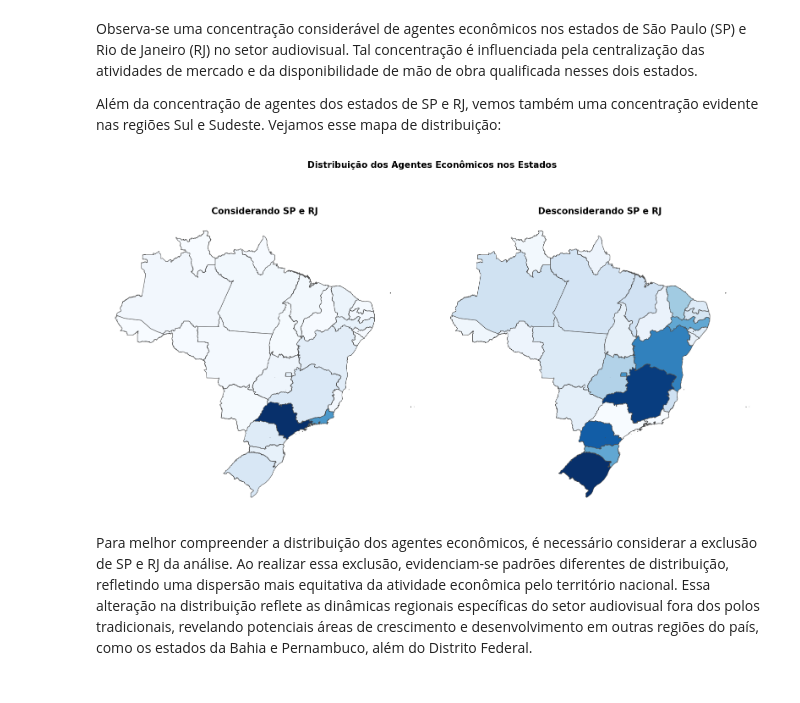
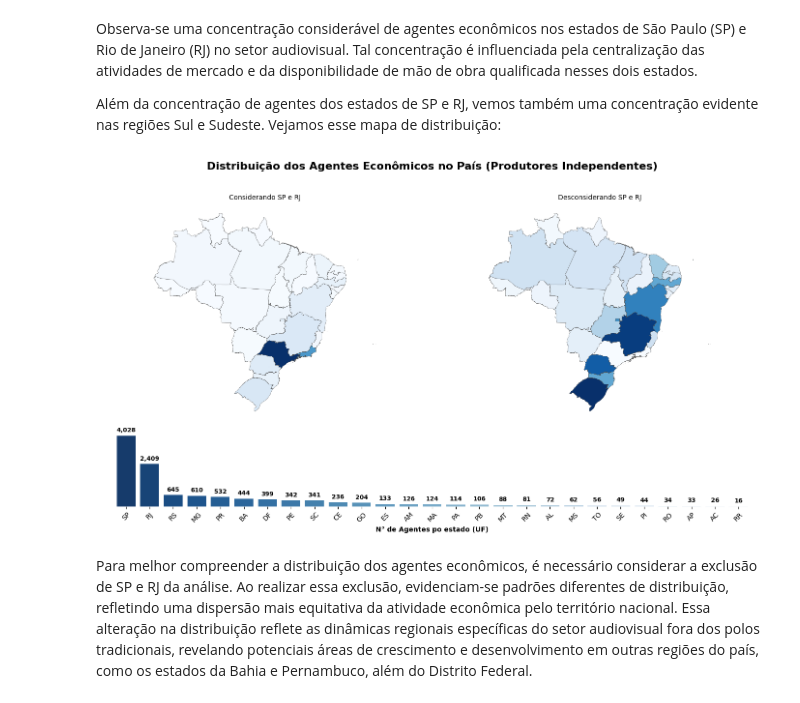
Before and after one commit to fonsecadados/AgenciaNacionalDoCinema_ANCINE, a Jupyter notebook: ANCINE_DesafiosEOportunidades.ipynb, the cells around one changed output. Cells and saved outputs as stored; diff of their text form; code cells hidden in the pictures.

```diff
--- a/ANCINE_DesafiosEOportunidades.ipynb
+++ b/ANCINE_DesafiosEOportunidades.ipynb
@@ -343,62 +319,83 @@ Além da concentração de agentes dos estados de SP e RJ, vemos também uma con
 # %%
 # Carregar mapa BR
 brasil = gpd.read_file('C:\\Users\\syafo\\OneDrive\\Documentos\\GitHub\\AgenciaNacionalDoCinema_ANCINE\\mix\\BR_UF_2022.shp')
 
 # Plot com todos os estados
 totais_por_estado = agnts_tabela_unificada['UF'].value_counts().reset_index()
 totais_por_estado.columns = ['UF', 'Total']
 
 brasil = brasil.merge(totais_por_estado, left_on='SIGLA_UF', right_on='UF')
 
 # Filtrar os dados excluindo SP e RJ
 estados_sem_sp_rj = agnts_tabela_unificada[(agnts_tabela_unificada['UF'] != 'RJ') & (agnts_tabela_unificada['UF'] != 'SP')]
 estados_count = estados_sem_sp_rj['UF'].value_counts().reset_index()
 estados_count.columns = ['UF', 'Total']
 
 # Adicionar linhas para SP e RJ com total zero
 sp_row = pd.DataFrame({'UF': ['SP'], 'Total': [0]})
 rj_row = pd.DataFrame({'UF': ['RJ'], 'Total': [0]})
 estados_count = pd.concat([estados_count, sp_row, rj_row], ignore_index=True)
 
 estados_count = estados_count.sort_values(by='UF')
 estados_count = estados_count.rename(columns={'UF': 'UF_count', 'Total': 'Total_count'})
 brasil_estados = brasil.merge(estados_count, left_on='SIGLA_UF', right_on='UF_count')
 
-# plotar
-fig, axs = plt.subplots(1, 2, figsize=(16, 8))
+# Criar a figura
+plt.figure(figsize=(14, 8))
+gs = gridspec.GridSpec(2, 2, height_ratios=[3, 1], width_ratios=[2, 2])
+# Plotar mapa dos estados sem SP e RJ
+ax1 = plt.subplot(gs[0,0])
+brasil_estados.plot(column='Total', cmap='Blues', linewidth=0.3, ax=ax1, edgecolor='0.3', legend=False)
+ax1.set_title('Considerando SP e RJ', fontsize=10, fontweight='light')
+ax1.set_xlabel(None)
+ax1.set_ylabel(None)
+ax1.set_yticks([])
+ax1.set_xticks([])
+ax1.spines['top'].set_visible(False)
+ax1.spines['right'].set_visible(False)
+ax1.spines['left'].set_visible(False)
+ax1.spines['bottom'].set_visible(False)
 
-# primeiro mapa
-brasil_estados.plot(column='Total', cmap='Blues', linewidth=0.8, ax=axs[0], edgecolor='0.3', legend=False)
-axs[0].set_title('Considerando SP e RJ', fontsize=15, fontweight='bold')
-axs[0].set_xlabel(None)
-axs[0].set_ylabel(None)
-axs[0].set_yticks([])
-axs[0].set_xticks([])
+# Plotar mapa dos estados com SP e RJ
+ax2 = plt.subplot(gs[0,1])
+brasil_estados.plot(column='Total_count', cmap='Blues', linewidth=0.3, ax=ax2, edgecolor='0.3', legend=False)
+ax2.set_title('Desconsiderando SP e RJ', fontsize=10, fontweight='light')
+ax2.set_xlabel(None)
+ax2.set_ylabel(None)
+ax2.set_yticks([])
+ax2.set_xticks([])
+ax2.spines['top'].set_visible(False)
+ax2.spines['right'].set_visible(False)
+ax2.spines['left'].set_visible(False)
+ax2.spines['bottom'].set_visible(False)
 
-axs[0].spines['top'].set_visible(False)
-axs[0].spines['right'].set_visible(False)
-axs[0].spines['left'].set_visible(False)
-axs[0].spines['bottom'].set_visible(False)
+# Plotar gráfico de barras
+ax3 = plt.subplot(gs[1, :])
+sea.countplot(data=agnts_tabela_unificada, x='UF', order=agnts_tabela_unificada['UF'].value_counts().index, palette='Blues_r', ax=ax3)
+for p in ax3.patches:
+    ax3.annotate(format(p.get_height(), ',.0f'),
+                   (p.get_x() + p.get_width() / 2., p.get_height()),
+                   ha='center', va='center',
+                   xytext=(0, 8),
+                   textcoords='offset points',
+                   fontsize=9, fontweight='bold')
+# ax3.set_title('Quantidade de Agentes Econômicos por Estado', fontsize=13, fontweight='medium')
+ax3.set_xlabel('N° de Agentes po estado (UF)', fontsize=10, fontweight='bold')
+ax3.set_ylabel(None)
+ax3.set_xticklabels(ax3.get_xticklabels(), rotation=45, fontsize=10, fontweight='normal')
+ax3.set_yticks([])
+ax3.margins(0.025)
+plt.tight_layout()
+ax3.spines['top'].set_visible(False)
+ax3.spines['right'].set_visible(False)
+ax3.spines['left'].set_visible(False)
+ax3.spines['bottom'].set_visible(False)
 
-
-# segundo mapa
-brasil_estados.plot(column='Total_count', cmap='Blues', linewidth=0.8, ax=axs[1], edgecolor='0.3', legend=False)
-axs[1].set_title('Desconsiderando SP e RJ', fontsize=15, fontweight='bold')
-axs[1].set_xlabel(None)
-axs[1].set_ylabel(None)
-axs[1].set_yticks([])
-axs[1].set_xticks([])
-
-axs[1].spines['top'].set_visible(False)
-axs[1].spines['right'].set_visible(False)
-axs[1].spines['left'].set_visible(False)
-axs[1].spines['bottom'].set_visible(False)
-
-plt.suptitle('Distribuição dos Agentes Econômicos nos Estados', fontsize=15, fontweight='bold', y=1.08)
-plt.tight_layout()
+plt.suptitle('Distribuição dos Agentes Econômicos no País (Produtores Independentes)', fontweight='bold', fontsize=16)
+plt.subplots_adjust(top=0.87)
 plt.show()
 # %% [output]
-[figure, old version]
+[figure, new version]
 # %% [markdown]
 Para melhor compreender a distribuição dos agentes econômicos, é necessário considerar a exclusão de SP e RJ da análise. Ao realizar essa exclusão, evidenciam-se padrões diferentes de distribuição, refletindo uma dispersão mais equitativa da atividade econômica pelo território nacional. Essa alteração na distribuição reflete as dinâmicas regionais específicas do setor audiovisual fora dos polos tradicionais, revelando potenciais áreas de crescimento e desenvolvimento em outras regiões do país, como os estados da Bahia e Pernambuco, além do Distrito Federal.
 # %% [markdown]
```
Also changed, not shown: parts of 13 cells of this notebook.
